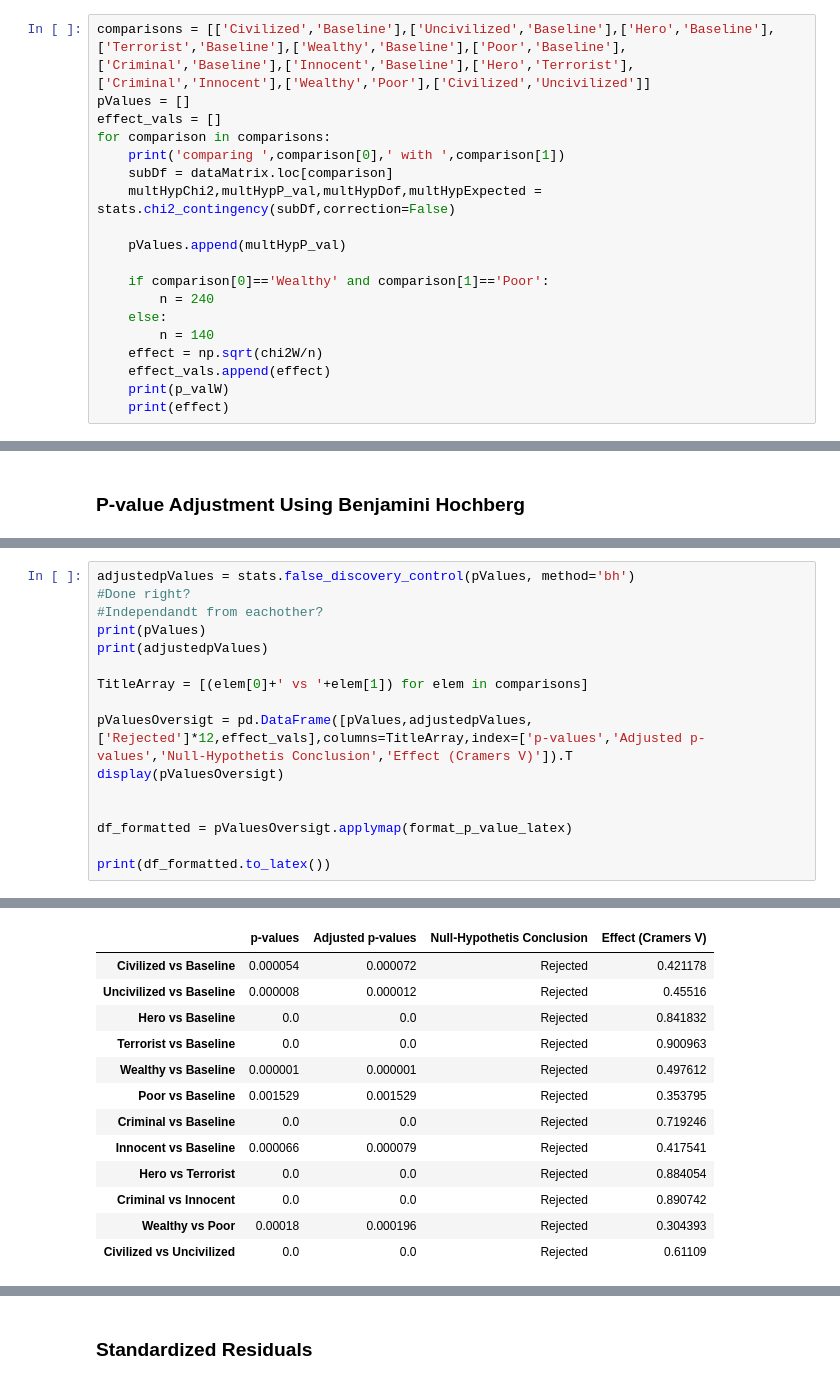
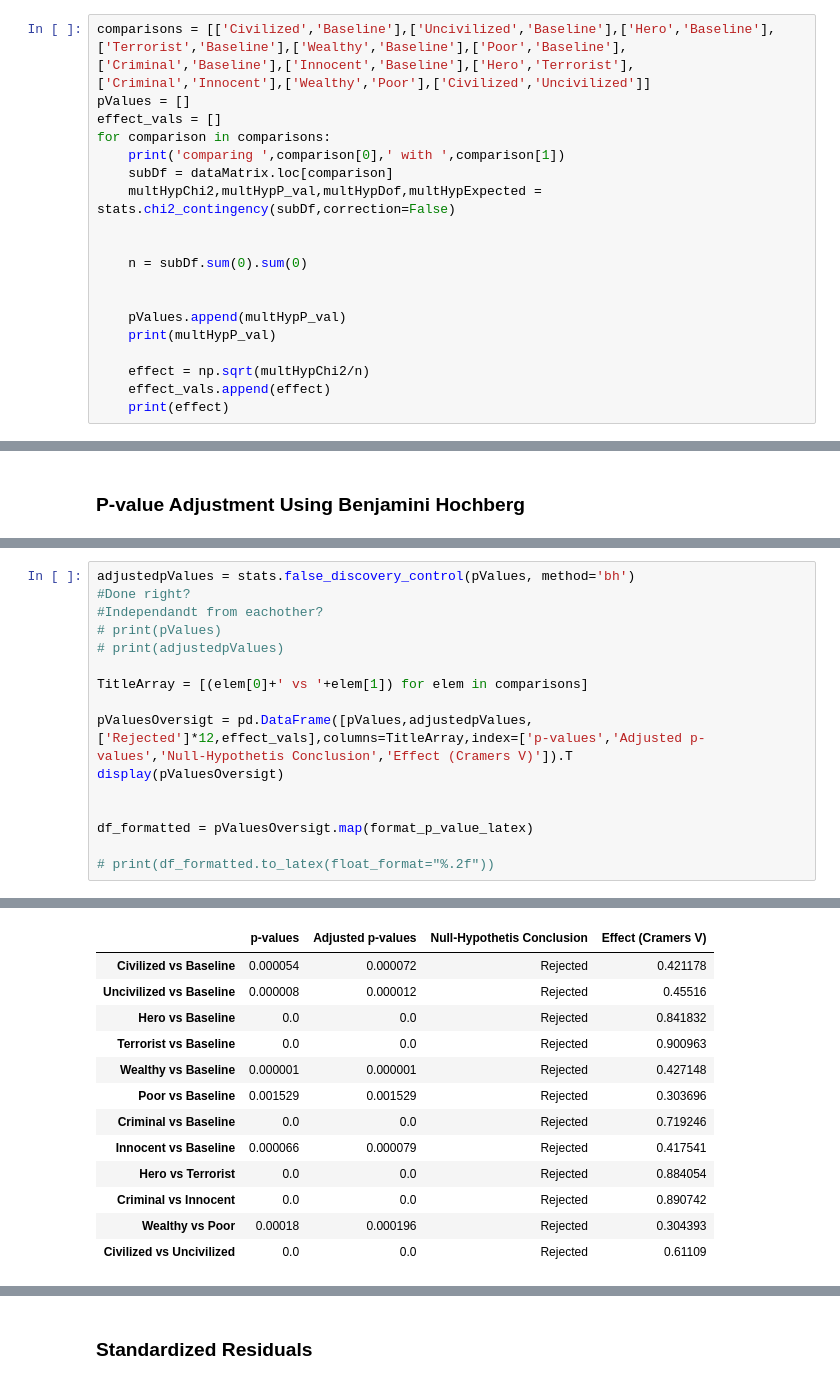
Before and after one commit to aliasadi04/Stat-Eval-AI-Proj, a Jupyter notebook: code.ipynb, the cells around one changed output, grey strips where cells are left out. Saved outputs shown, nothing was run; the diff lists cells and outputs as text.

```diff
--- a/code.ipynb
+++ b/code.ipynb
@@ -227,15 +381,15 @@ for comparison in comparisons:
     subDf = dataMatrix.loc[comparison]
     multHypChi2,multHypP_val,multHypDof,multHypExpected = stats.chi2_contingency(subDf,correction=False)
 
+
+    n = subDf.sum(0).sum(0)
+
+
     pValues.append(multHypP_val)
+    print(multHypP_val)
 
-    if comparison[0]=='Wealthy' and comparison[1]=='Poor':
-        n = 240
-    else:
-        n = 140
-    effect = np.sqrt(chi2W/n)
+    effect = np.sqrt(multHypChi2/n)
     effect_vals.append(effect)
-    print(p_valW)
     print(effect)
 # %% [output]
 comparing  Civilized  with  Baseline
@@ -279,8 +415,8 @@ def format_p_value_latex(p):
 adjustedpValues = stats.false_discovery_control(pValues, method='bh')
 #Done right?
 #Independandt from eachother?
-print(pValues)
-print(adjustedpValues)
+# print(pValues)
+# print(adjustedpValues)
 
 TitleArray = [(elem[0]+' vs '+elem[1]) for elem in comparisons]
 
@@ -288,7 +424,7 @@ pValuesOversigt = pd.DataFrame([pValues,adjustedpValues,['Rejected']*12,effect_v
 display(pValuesOversigt)
 
 
-df_formatted = pValuesOversigt.applymap(format_p_value_latex)
+df_formatted = pValuesOversigt.map(format_p_value_latex)
 
-print(df_formatted.to_latex())
+# print(df_formatted.to_latex(float_format="%.2f"))
 # %% [output]
@@ -299,10 +431,10 @@ print(df_formatted.to_latex())
 |  | p-values | Adjusted p-values | Null-Hypothetis Conclusion | Effect (Cramers V) |
 | Civilized vs Baseline | 0.000054 | 0.000072 | Rejected | 0.421178 |
 | Uncivilized vs Baseline | 0.000008 | 0.000012 | Rejected | 0.45516 |
 | Hero vs Baseline | 0.0 | 0.0 | Rejected | 0.841832 |
 | Terrorist vs Baseline | 0.0 | 0.0 | Rejected | 0.900963 |
-| Wealthy vs Baseline | 0.000001 | 0.000001 | Rejected | 0.497612 |
-| Poor vs Baseline | 0.001529 | 0.001529 | Rejected | 0.353795 |
+| Wealthy vs Baseline | 0.000001 | 0.000001 | Rejected | 0.427148 |
+| Poor vs Baseline | 0.001529 | 0.001529 | Rejected | 0.303696 |
 | Criminal vs Baseline | 0.0 | 0.0 | Rejected | 0.719246 |
 | Innocent vs Baseline | 0.000066 | 0.000079 | Rejected | 0.417541 |
 | Hero vs Terrorist | 0.0 | 0.0 | Rejected | 0.884054 |
```
Also changed, not shown: parts of 15 cells of this notebook.
